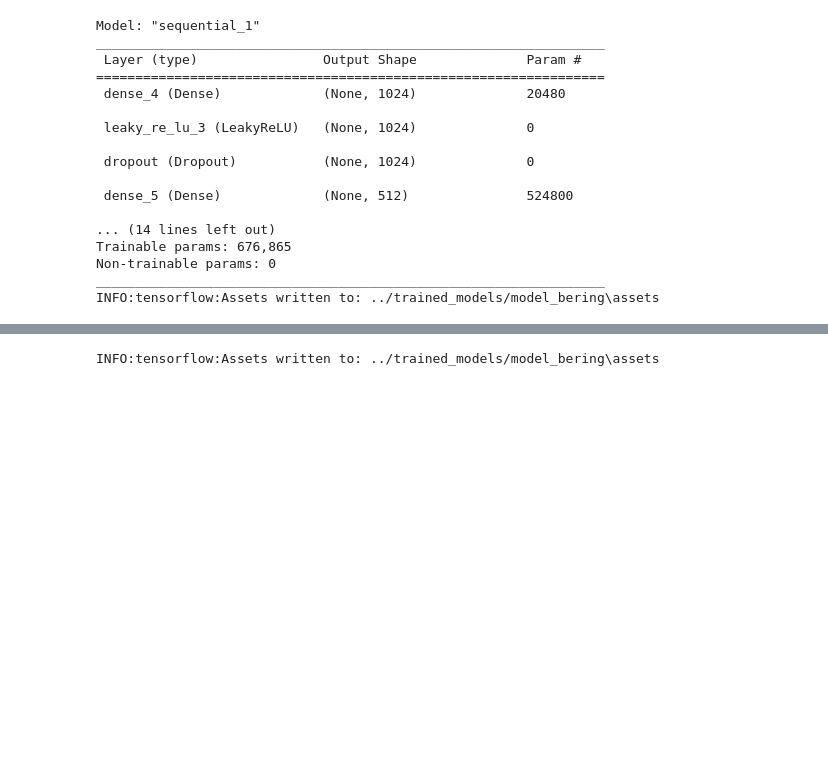
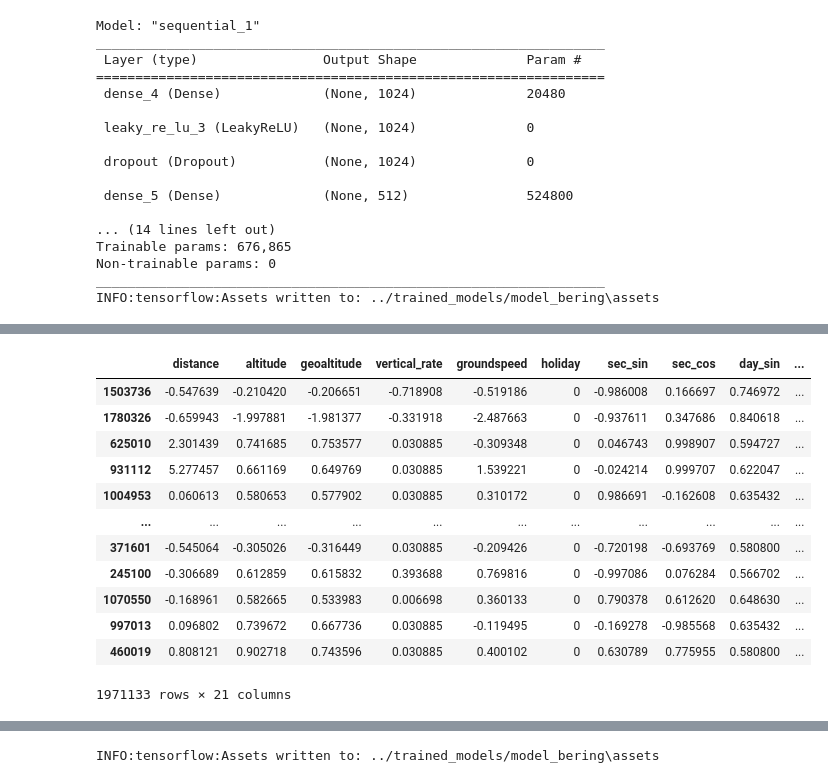
Before and after one commit to saran9991/Lufthansa-Arrival-Time-Prediction, a Jupyter notebook: playground/loading_data.ipynb, the cells around one changed output, grey strips where cells are left out. Cells and saved outputs as stored; diff of their text form; code cells hidden in the pictures; blank space fills up the shorter version.

```diff
--- a/playground/loading_data.ipynb
+++ b/playground/loading_data.ipynb
@@ -137,9 +139,24 @@ df_eval.head(100)
 # %%
 df_eval =df_eval.sample(frac=1)
 y = seconds_till_arrival(df_eval)
-X = df_eval.drop(columns=["arrival_time", "timestamp", "latitude", "longitude"])
+X = df_eval.drop(columns=["arrival_time", "timestamp", "track", "latitude", "longitude"])
 cols_numeric = ["distance", "altitude", "geoaltitude", "vertical_rate","groundspeed"]
 X_numeric = X[cols_numeric]
 X[cols_numeric] = scaler.transform(X_numeric)
+X
+# %% [output]
+|  | distance | altitude | geoaltitude | vertical_rate | groundspeed | holiday | sec_sin | sec_cos | day_sin | ... |
+| 1503736 | -0.547639 | -0.210420 | -0.206651 | -0.718908 | -0.519186 | 0 | -0.986008 | 0.166697 | 0.746972 | ... |
+| 1780326 | -0.659943 | -1.997881 | -1.981377 | -0.331918 | -2.487663 | 0 | -0.937611 | 0.347686 | 0.840618 | ... |
+| 625010 | 2.301439 | 0.741685 | 0.753577 | 0.030885 | -0.309348 | 0 | 0.046743 | 0.998907 | 0.594727 | ... |
+| 931112 | 5.277457 | 0.661169 | 0.649769 | 0.030885 | 1.539221 | 0 | -0.024214 | 0.999707 | 0.622047 | ... |
+| 1004953 | 0.060613 | 0.580653 | 0.577902 | 0.030885 | 0.310172 | 0 | 0.986691 | -0.162608 | 0.635432 | ... |
+| ... | ... | ... | ... | ... | ... | ... | ... | ... | ... | ... |
+| 371601 | -0.545064 | -0.305026 | -0.316449 | 0.030885 | -0.209426 | 0 | -0.720198 | -0.693769 | 0.580800 | ... |
+| 245100 | -0.306689 | 0.612859 | 0.615832 | 0.393688 | 0.769816 | 0 | -0.997086 | 0.076284 | 0.566702 | ... |
+| 1070550 | -0.168961 | 0.582665 | 0.533983 | 0.006698 | 0.360133 | 0 | 0.790378 | 0.612620 | 0.648630 | ... |
+| 997013 | 0.096802 | 0.739672 | 0.667736 | 0.030885 | -0.119495 | 0 | -0.169278 | -0.985568 | 0.635432 | ... |
+| 460019 | 0.808121 | 0.902718 | 0.743596 | 0.030885 | 0.400102 | 0 | 0.630789 | 0.775955 | 0.580800 | ... |
+1971133 rows × 21 columns
 # %%
 def batch_generator(df: pd.DataFrame, y, batchsize, with_sample_weights = False, sample_weights=None ):
```
Also changed, not shown: parts of 3 cells of this notebook, 5 other files.
